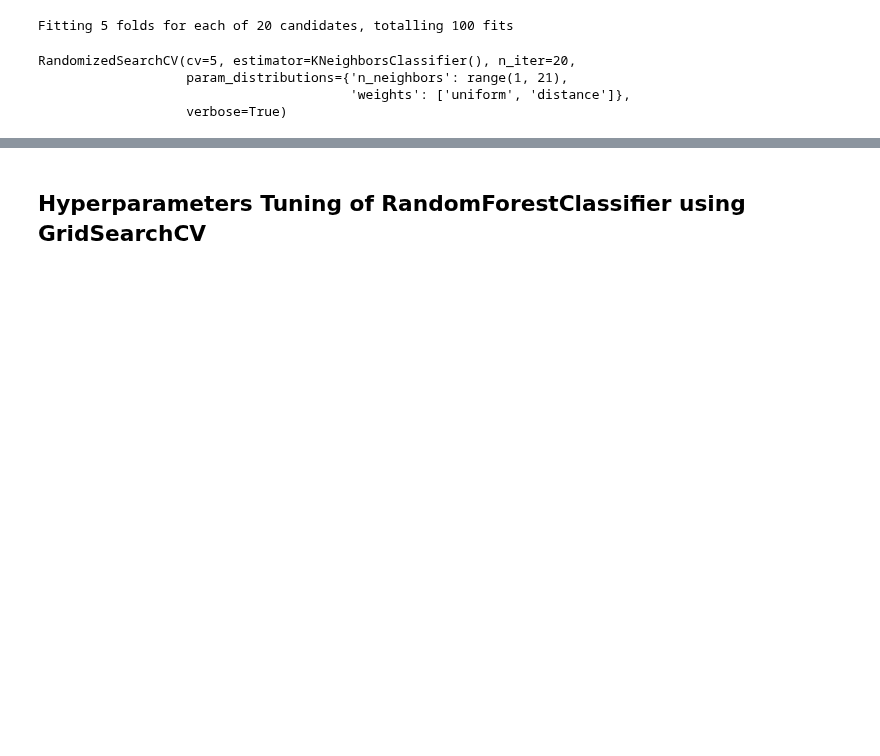
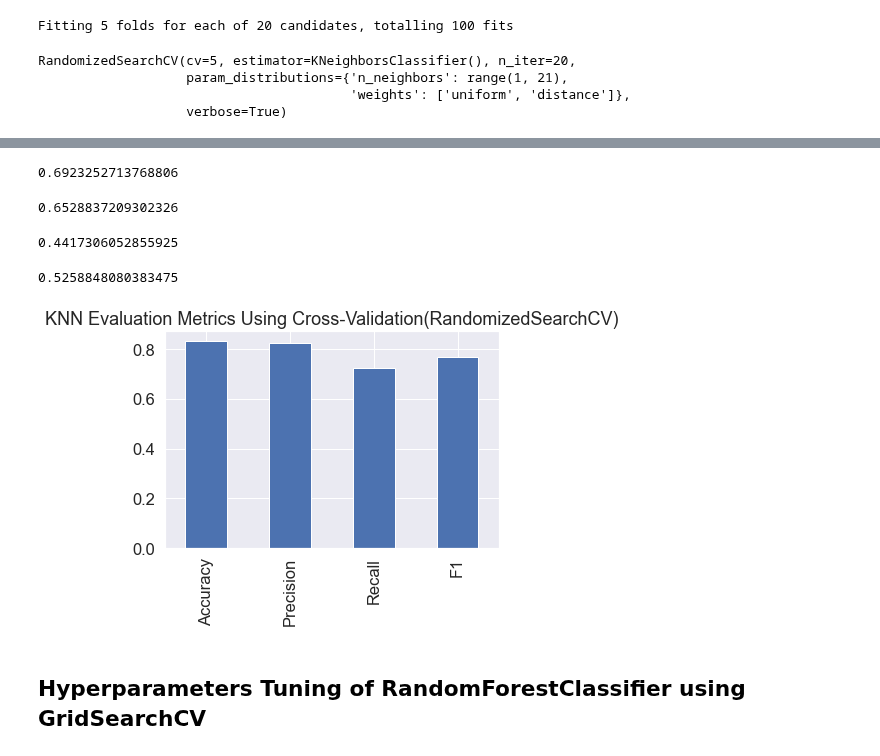
Before and after one commit to shamimsikder/ML-Exercises, a Jupyter notebook: Exercise Project/Titanic Project.ipynb, the cells around one changed output, grey strips where cells are left out. Saved outputs shown, nothing was run; the diff lists cells and outputs as text; code cells hidden in the pictures; blank space fills up the shorter version.

```diff
--- a/Exercise Project/Titanic Project.ipynb
+++ b/Exercise Project/Titanic Project.ipynb
@@ -521,3 +586,45 @@ Fitting 5 folds for each of 20 candidates, totalling 100 fits
+# %%
+rs_KNN_accuracy = cross_val_score(rs_KNN_cve,X,y,cv=5,scoring='accuracy')
+
+rs_KNN_accuracy = np.mean(rs_KNN_accuracy)
+
+rs_KNN_accuracy
+# %% [output]
+0.6923252713768806
+# %%
+rs_KNN_precision = cross_val_score(rs_KNN_cve,X,y,cv=5,scoring='precision')
+
+rs_KNN_precision = np.mean(rs_KNN_precision)
+
+rs_KNN_precision
+# %% [output]
+0.6528837209302326
+# %%
+rs_KNN_recall = cross_val_score(rs_KNN_cve,X,y,cv=5,scoring='recall')
+
+rs_KNN_recall = np.mean(rs_KNN_recall)
+
+rs_KNN_recall
+# %% [output]
+0.4417306052855925
+# %%
+rs_KNN_f1 = cross_val_score(rs_KNN_cve,X,y,cv=5,scoring='f1')
+
+rs_KNN_f1 = np.mean(rs_KNN_f1)
+
+rs_KNN_f1
+# %% [output]
+0.5258848080383475
+# %%
+rs_KNN_metrics = pd.DataFrame({"Accuracy": rs_KNN_accuracy,
+                              "Precision": rs_KNN_precision,
+                              "Recall": rs_KNN_recall,
+                              "F1": rs_KNN_f1},
+                              index=[0])
+
+rs_rf_metrics.T.plot.bar(title="KNN Evaluation Metrics Using Cross-Validation(RandomizedSearchCV)",legend=False);
+# %% [output]
+[figure, added]
 # %% [markdown]
 ## Hyperparameters Tuning of RandomForestClassifier using GridSearchCV
 # %%
```
Also changed, not shown: parts of 93 cells of this notebook.
